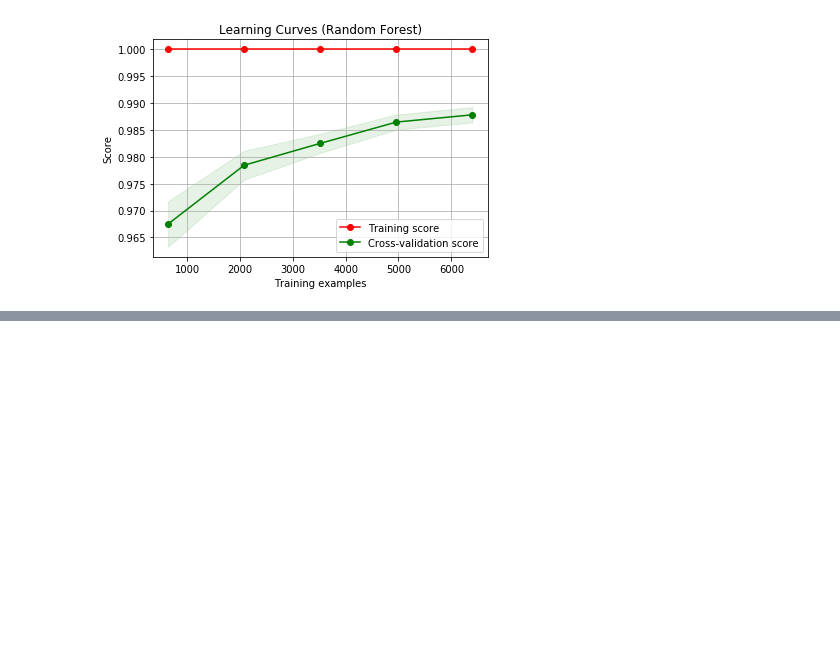
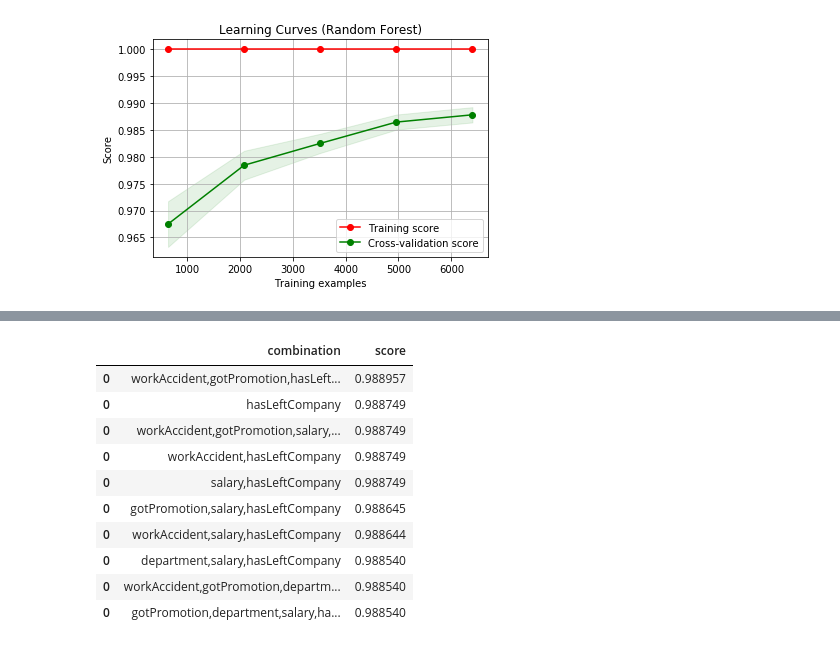
Before and after one commit to hhz-analytics-team/hr-competition, a Jupyter notebook: hr_competition_10_random_forest.ipynb, the cells around one changed output, grey strips where cells are left out. Cells and saved outputs as stored; diff of their text form; code cells hidden in the pictures; blank space fills up the shorter version.

```diff
--- a/hr_competition_10_random_forest.ipynb
+++ b/hr_competition_10_random_forest.ipynb
@@ -346,0 +458,14 @@ plt.show()
+# %%
+results.sort_values('score', ascending=False).head(10)
+# %% [output]
+|  | combination | score |
+| 0 | workAccident,gotPromotion,hasLeft... | 0.988957 |
+| 0 | hasLeftCompany | 0.988749 |
+| 0 | workAccident,gotPromotion,salary,... | 0.988749 |
+| 0 | workAccident,hasLeftCompany | 0.988749 |
+| 0 | salary,hasLeftCompany | 0.988749 |
+| 0 | gotPromotion,salary,hasLeftCompany | 0.988645 |
+| 0 | workAccident,salary,hasLeftCompany | 0.988644 |
+| 0 | department,salary,hasLeftCompany | 0.988540 |
+| 0 | workAccident,gotPromotion,departm... | 0.988540 |
+| 0 | gotPromotion,department,salary,ha... | 0.988540 |
```
Also changed, not shown: parts of 22 cells of this notebook.
